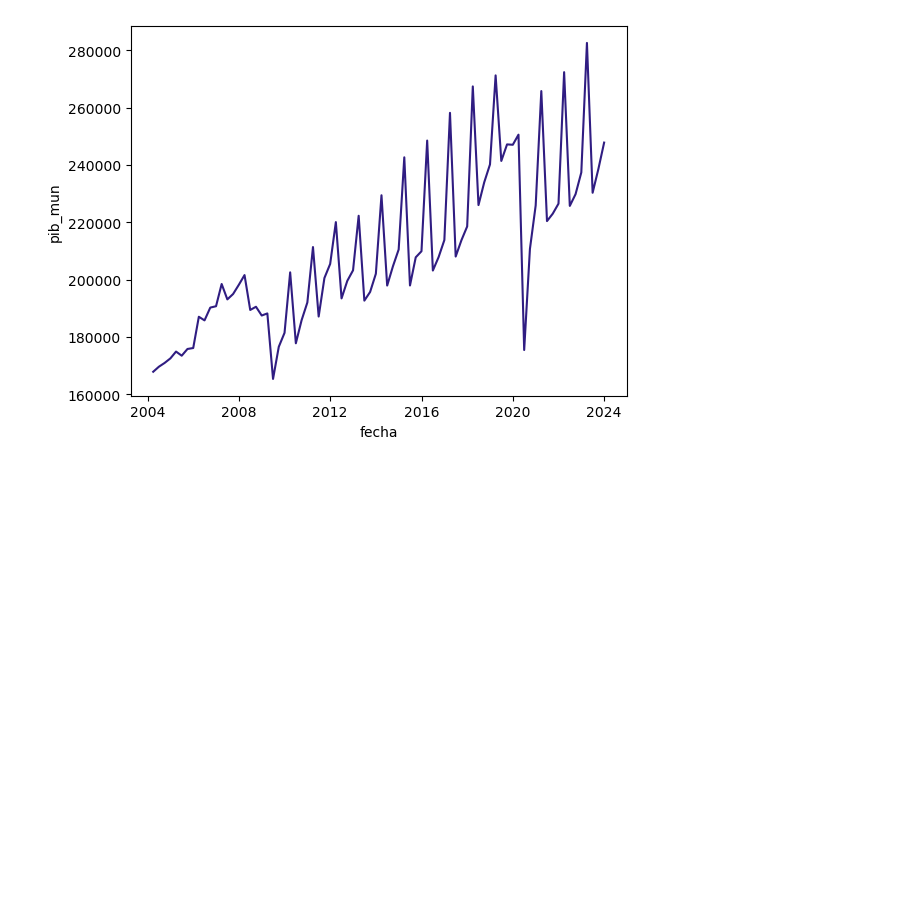
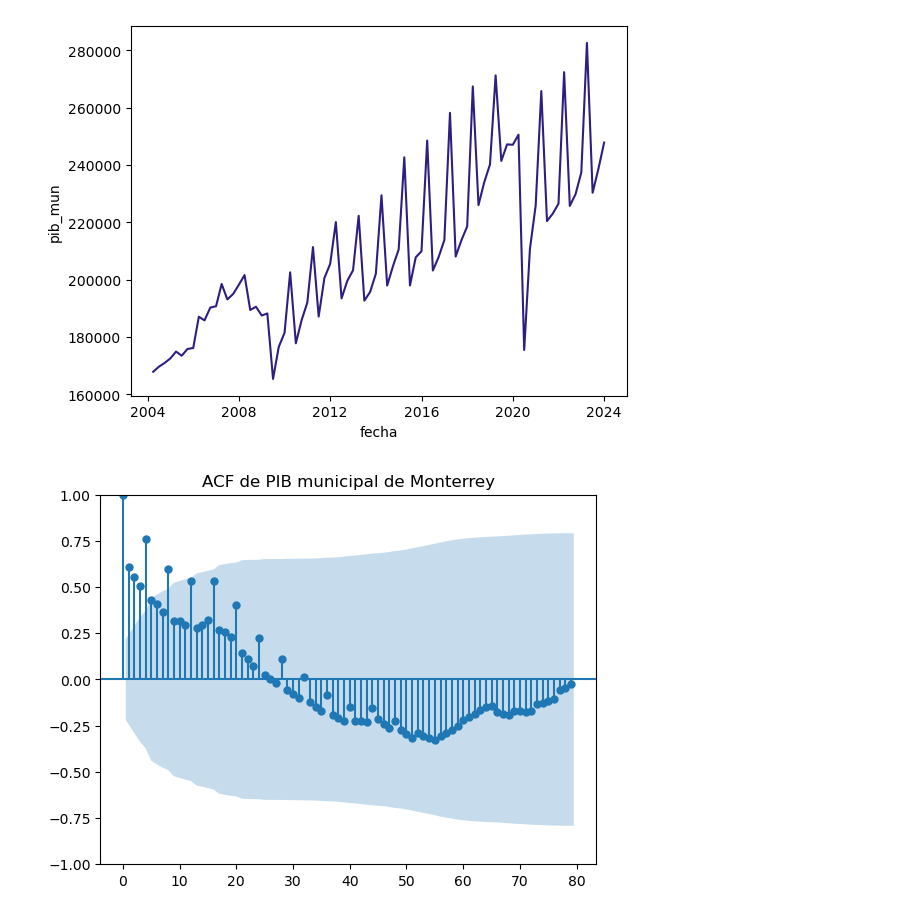
Before and after one commit to jmlopezfabian/Analisis-Imagenes-Satelitales-VNP46A1-, a Jupyter notebook: notebooks/EDA_Monterrey.ipynb, the cells around one changed output. Cells and saved outputs as stored; diff of their text form; code cells hidden in the pictures; blank space fills up the shorter version.

```diff
--- a/notebooks/EDA_Monterrey.ipynb
+++ b/notebooks/EDA_Monterrey.ipynb
@@ -166,4 +177,10 @@ sns.lineplot(data=pib_myt, x="fecha", y="pib_mun", color="#301D82")
 # %% [output]
 <Axes: xlabel='fecha', ylabel='pib_mun'>
 [figure]
+# %%
+plot_acf(pib_myt["pib_mun"], lags=79)
+plt.title("ACF de PIB municipal de Monterrey")
+plt.show()
+# %% [output]
+[figure, added]
 # %%
```
Also changed, not shown: parts of 2 cells of this notebook.
